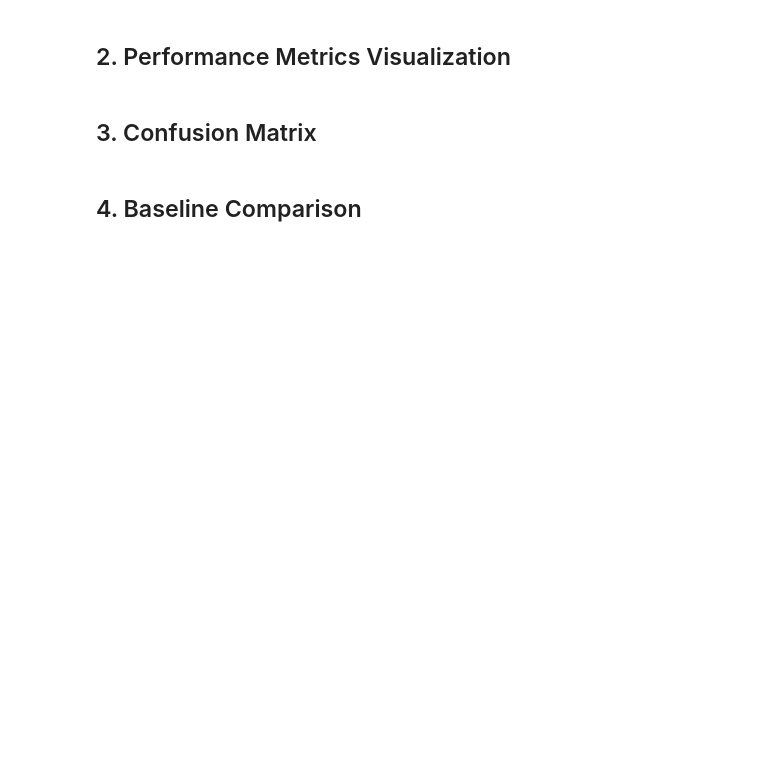
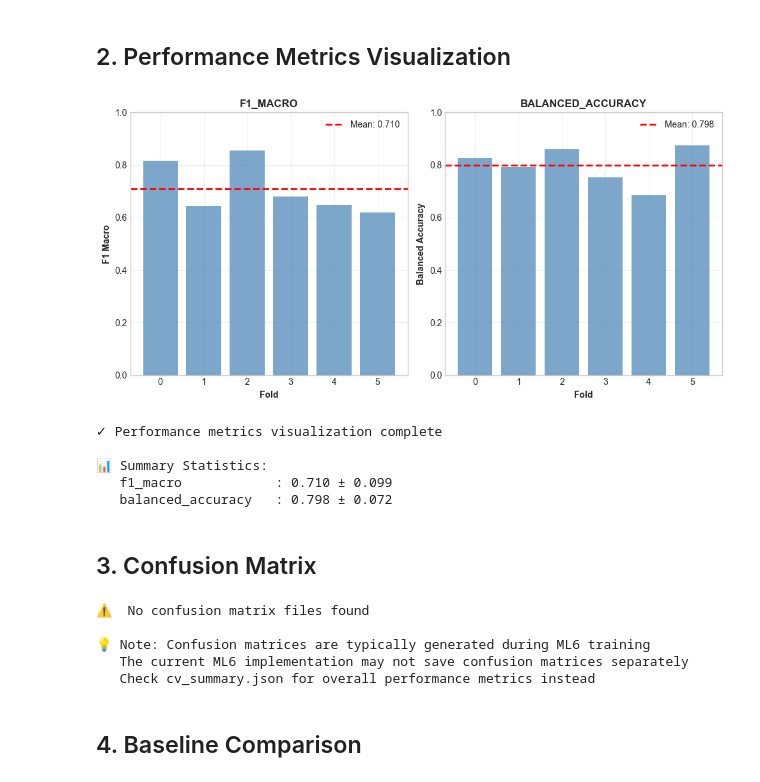
Before and after one commit to rodrigomarquest/practicum2-nof1-adhd-bd, a Jupyter notebook: notebooks/NB2_Baseline.ipynb, the cells around one changed output. Drawn from its saved outputs; the diff is of its cells as text; code cells hidden in the pictures; blank space fills up the shorter version.

```diff
--- a/notebooks/NB2_Baseline.ipynb
+++ b/notebooks/NB2_Baseline.ipynb
@@ -89,46 +127,62 @@ else:
 ## 2. Performance Metrics Visualization
 # %%
 if df_metrics is not None and not df_metrics.empty:
-    # Key metrics to plot
-    metric_cols = ['macro_f1', 'weighted_f1', 'balanced_accuracy', 'auroc_ovr', 'cohens_kappa']
+    # Key metrics to plot (adjust names based on JSON format)
+    metric_cols = ['f1_macro', 'balanced_accuracy', 'macro_f1', 'weighted_f1', 'auroc_ovr', 'cohens_kappa']
     available_metrics = [m for m in metric_cols if m in df_metrics.columns]
 
     if available_metrics:
-        fig, axes = plt.subplots(1, len(available_metrics), figsize=(16, 5))
-        if len(available_metrics) == 1:
+        n_metrics = len(available_metrics)
+        fig, axes = plt.subplots(1, n_metrics, figsize=(5 * n_metrics, 5))
+        if n_metrics == 1:
             axes = [axes]
 
         for idx, metric in enumerate(available_metrics):
             if 'fold' in df_metrics.columns:
                 # Per-fold bar chart
-                fold_values = df_metrics.groupby('fold')[metric].mean()
+                fold_values = df_metrics.set_index('fold')[metric]
                 axes[idx].bar(fold_values.index, fold_values.values, alpha=0.7, color='steelblue')
                 axes[idx].axhline(fold_values.mean(), color='red', linestyle='--',
                                   linewidth=2, label=f'Mean: {fold_values.mean():.3f}')
                 axes[idx].set_xlabel('Fold', fontweight='bold')
             else:
                 # Overall bar
                 axes[idx].bar([metric], [df_metrics[metric].mean()], alpha=0.7, color='steelblue')
 
             axes[idx].set_ylabel(metric.replace('_', ' ').title(), fontweight='bold')
             axes[idx].set_title(f'{metric.upper()}', fontweight='bold')
             axes[idx].set_ylim([0, 1])
             axes[idx].legend()
             axes[idx].grid(True, alpha=0.3)
 
         plt.tight_layout()
         plt.show()
 
         print("\n✓ Performance metrics visualization complete")
+        print(f"\n📊 Summary Statistics:")
+        for metric in available_metrics:
+            mean_val = df_metrics[metric].mean()
+            std_val = df_metrics[metric].std()
+            print(f"   {metric:20s}: {mean_val:.3f} ± {std_val:.3f}")
     else:
-        print("\n⚠️  No standard metrics found in CSV")
+        print("\n⚠️  No standard metrics found in DataFrame")
+        print(f"   Available columns: {df_metrics.columns.tolist()}")
 else:
     print("\n⚠️  Metrics DataFrame not available")
+    print("   Run Stage 6 (ML6) to generate model metrics")
+    print(f"   Command: make ml6 PID={PARTICIPANT} SNAPSHOT={SNAPSHOT}")
+# %% [output]
+[figure, added]
+✓ Performance metrics visualization complete
+
+📊 Summary Statistics:
+   f1_macro            : 0.710 ± 0.099
+   balanced_accuracy   : 0.798 ± 0.072
 # %% [markdown]
 ## 3. Confusion Matrix
 # %%
 # Look for confusion matrix files
-cm_files = list(NB2_DIR.glob("*confusion*")) + list(NB2_DIR.glob("*cm*"))
+cm_files = list(ML6_DIR.glob("*confusion*")) + list(ML6_DIR.glob("*cm*"))
 
 if cm_files:
     print(f"Found {len(cm_files)} confusion matrix files")
@@ -153,16 +207,16 @@ if cm_files:
 
             # Raw counts
             sns.heatmap(cm, annot=True, fmt='d', cmap='Blues', ax=axes[0],
-                        xticklabels=['Stable', 'Neutral', 'Unstable'],
-                        yticklabels=['Stable', 'Neutral', 'Unstable'])
+                        xticklabels=['Regulated', 'Typical', 'Dysregulated'],
+                        yticklabels=['Regulated', 'Typical', 'Dysregulated'])
             axes[0].set_xlabel('Predicted', fontweight='bold')
             axes[0].set_ylabel('True', fontweight='bold')
             axes[0].set_title('Confusion Matrix (Counts)', fontweight='bold')
 
             # Normalized
             sns.heatmap(cm_norm, annot=True, fmt='.2f', cmap='Greens', ax=axes[1],
-                        xticklabels=['Stable', 'Neutral', 'Unstable'],
-                        yticklabels=['Stable', 'Neutral', 'Unstable'])
+                        xticklabels=['Regulated', 'Typical', 'Dysregulated'],
+                        yticklabels=['Regulated', 'Typical', 'Dysregulated'])
             axes[1].set_xlabel('Predicted', fontweight='bold')
             axes[1].set_ylabel('True', fontweight='bold')
             axes[1].set_title('Confusion Matrix (Normalized)', fontweight='bold')
@@ -175,6 +229,15 @@ if cm_files:
         print(f"\n⚠️  Error loading confusion matrix: {e}")
 else:
     print("\n⚠️  No confusion matrix files found")
+    print("\n💡 Note: Confusion matrices are typically generated during ML6 training")
+    print("   The current ML6 implementation may not save confusion matrices separately")
+    print("   Check cv_summary.json for overall performance metrics instead")
+# %% [output]
+⚠️  No confusion matrix files found
+
+💡 Note: Confusion matrices are typically generated during ML6 training
+   The current ML6 implementation may not save confusion matrices separately
+   Check cv_summary.json for overall performance metrics instead
 # %% [markdown]
 ## 4. Baseline Comparison
 # %%
```
Also changed, not shown: parts of 4 cells of this notebook, 1 other file.
